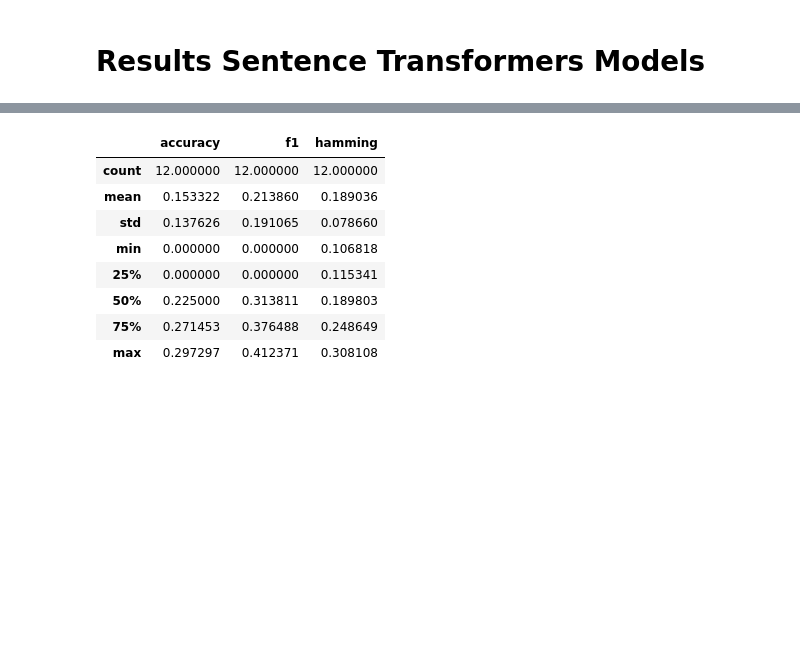
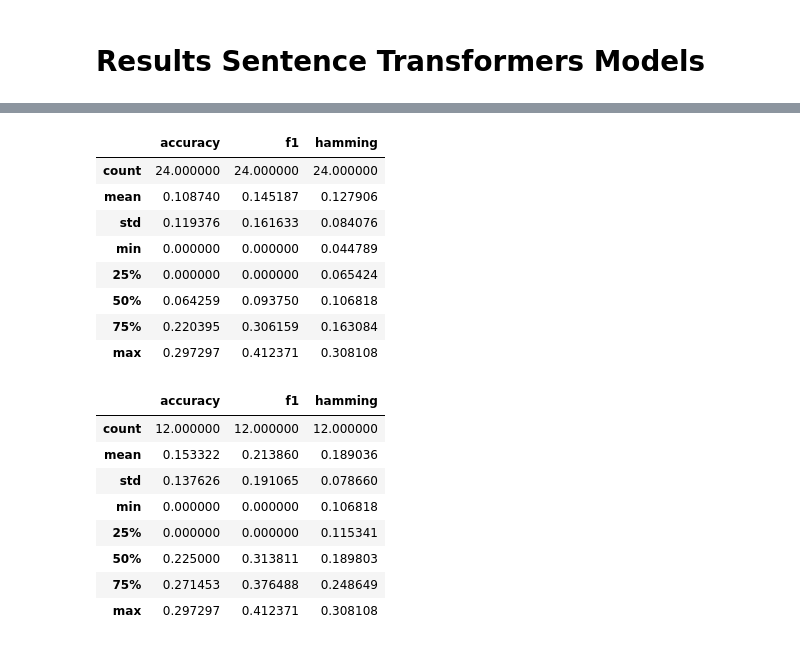
Before and after one commit to alberto-lorente/RorschIA_07-04, a Jupyter notebook: Trad ML/First_results.ipynb, the cells around one changed output, grey strips where cells are left out. Drawn from its saved outputs; the diff is of its cells as text; code cells hidden in the pictures; blank space fills up the shorter version.

```diff
--- a/Trad ML/First_results.ipynb
+++ b/Trad ML/First_results.ipynb
@@ -248,6 +260,18 @@ results_st.sort_values("f1", ascending=False)[:5]
 | 17 | macro content labels | ['animal_sum', 'human_sum', 'abs_... | GradientBoostingClassifier(random... | 0.250000 | 0.380952 | 0.118182 | macro labels |
 | 15 | macro content labels | ['animal_sum', 'human_sum', 'abs_... | RandomForestClassifier(random_sta... | 0.250000 | 0.375000 | 0.136364 | macro labels |
 | 23 | macro determinant labels | ['color_sum', 'threat_sum', 'fadi... | GradientBoostingClassifier(random... | 0.270270 | 0.370370 | 0.275676 | macro labels |
+# %%
+results_st.describe()
+# %% [output]
+|  | accuracy | f1 | hamming |
+| count | 24.000000 | 24.000000 | 24.000000 |
+| mean | 0.108740 | 0.145187 | 0.127906 |
+| std | 0.119376 | 0.161633 | 0.084076 |
+| min | 0.000000 | 0.000000 | 0.044789 |
+| 25% | 0.000000 | 0.000000 | 0.065424 |
+| 50% | 0.064259 | 0.093750 | 0.106818 |
+| 75% | 0.220395 | 0.306159 | 0.163084 |
+| max | 0.297297 | 0.412371 | 0.308108 |
 # %%
 results_st[results_st["type"] == "macro labels"].describe()
 # %% [output]
```
Also changed, not shown: parts of 1 cell of this notebook, 1 other file.
